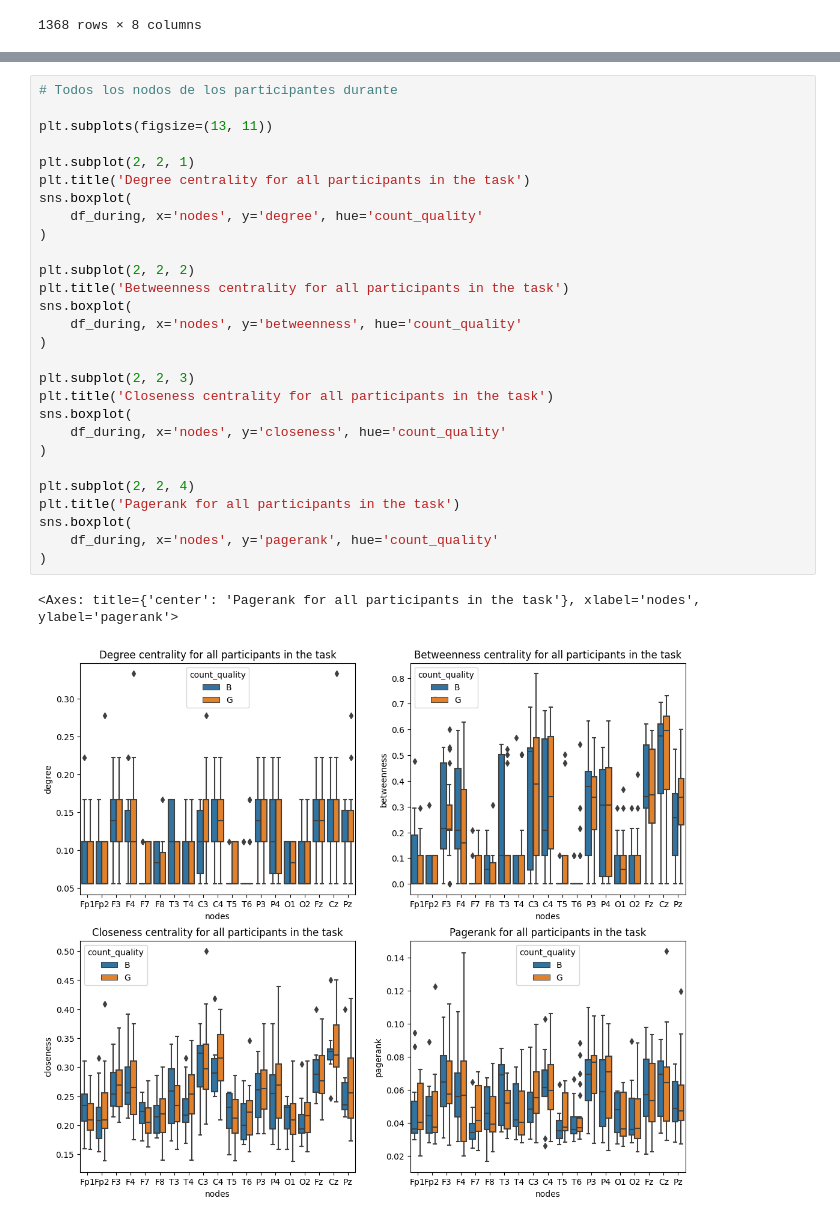
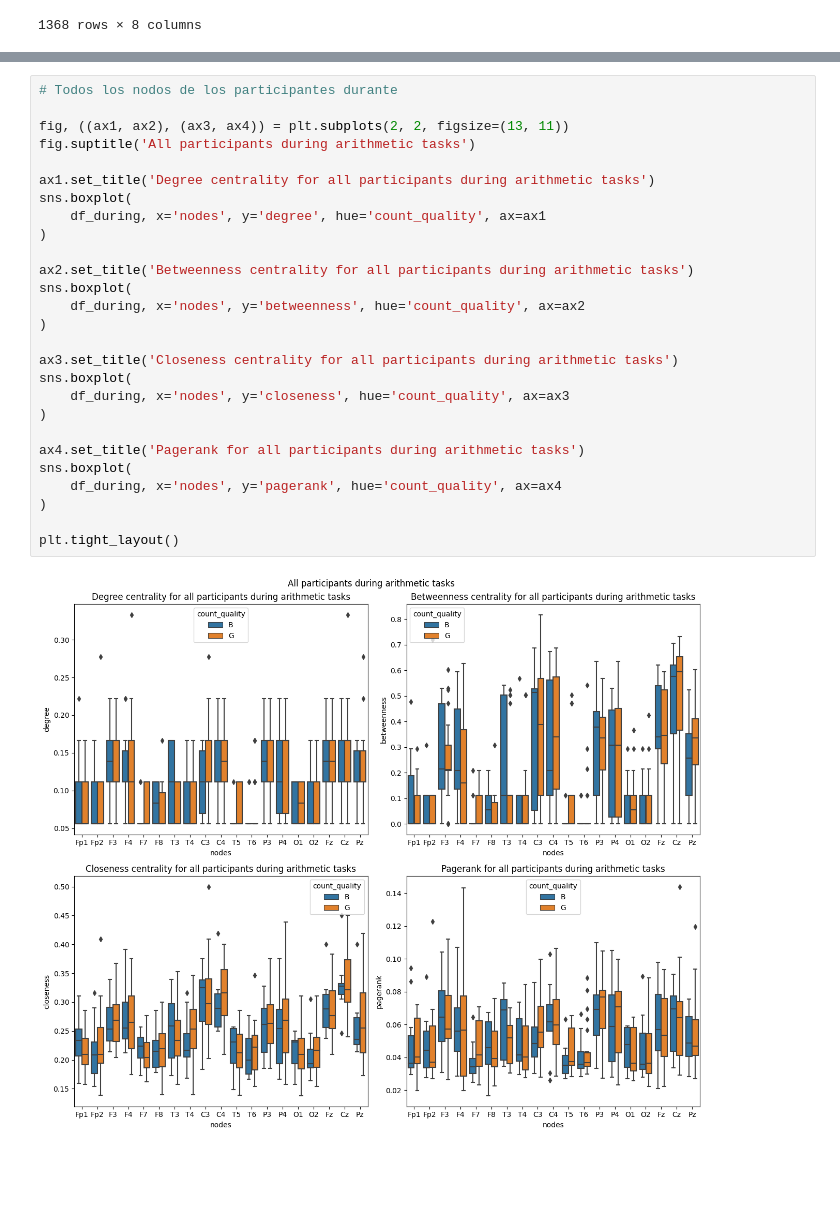
Before and after one commit to dosquisd/EEG-arithmetic-task, a Jupyter notebook: EEG.ipynb, the cells around one changed output, grey strips where cells are left out. Cells and saved outputs as stored; diff of their text form; blank space fills up the shorter version.

```diff
--- a/EEG.ipynb
+++ b/EEG.ipynb
@@ -544,31 +526,29 @@ sns.boxplot(
 # %%
 # Todos los nodos de los participantes durante
 
-plt.subplots(figsize=(13, 11))
+fig, ((ax1, ax2), (ax3, ax4)) = plt.subplots(2, 2, figsize=(13, 11))
+fig.suptitle('All participants during arithmetic tasks')
 
-plt.subplot(2, 2, 1)
-plt.title('Degree centrality for all participants in the task')
+ax1.set_title('Degree centrality for all participants during arithmetic tasks')
 sns.boxplot(
-    df_during, x='nodes', y='degree', hue='count_quality'
+    df_during, x='nodes', y='degree', hue='count_quality', ax=ax1
 )
 
-plt.subplot(2, 2, 2)
-plt.title('Betweenness centrality for all participants in the task')
+ax2.set_title('Betweenness centrality for all participants during arithmetic tasks')
 sns.boxplot(
-    df_during, x='nodes', y='betweenness', hue='count_quality'
+    df_during, x='nodes', y='betweenness', hue='count_quality', ax=ax2
 )
 
-plt.subplot(2, 2, 3)
-plt.title('Closeness centrality for all participants in the task')
+ax3.set_title('Closeness centrality for all participants during arithmetic tasks')
 sns.boxplot(
-    df_during, x='nodes', y='closeness', hue='count_quality'
+    df_during, x='nodes', y='closeness', hue='count_quality', ax=ax3
 )
 
-plt.subplot(2, 2, 4)
-plt.title('Pagerank for all participants in the task')
+ax4.set_title('Pagerank for all participants during arithmetic tasks')
 sns.boxplot(
-    df_during, x='nodes', y='pagerank', hue='count_quality'
+    df_during, x='nodes', y='pagerank', hue='count_quality', ax=ax4
 )
+
+plt.tight_layout()
 # %% [output]
-<Axes: title={'center': 'Pagerank for all participants in the task'}, xlabel='nodes', ylabel='pagerank'>
-[figure, old version]
+[figure, new version]
```
Also changed, not shown: parts of 10 cells of this notebook.
